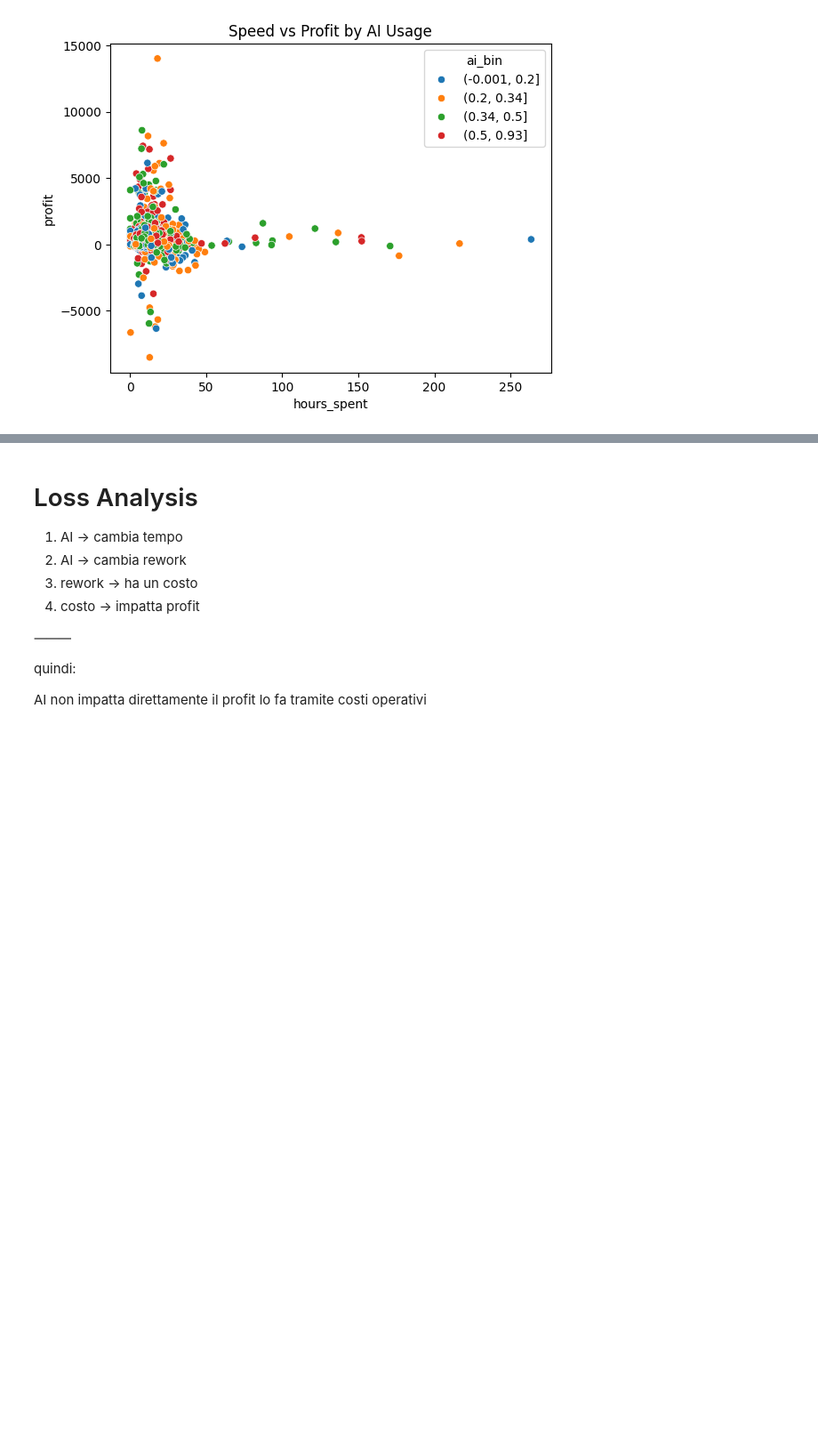
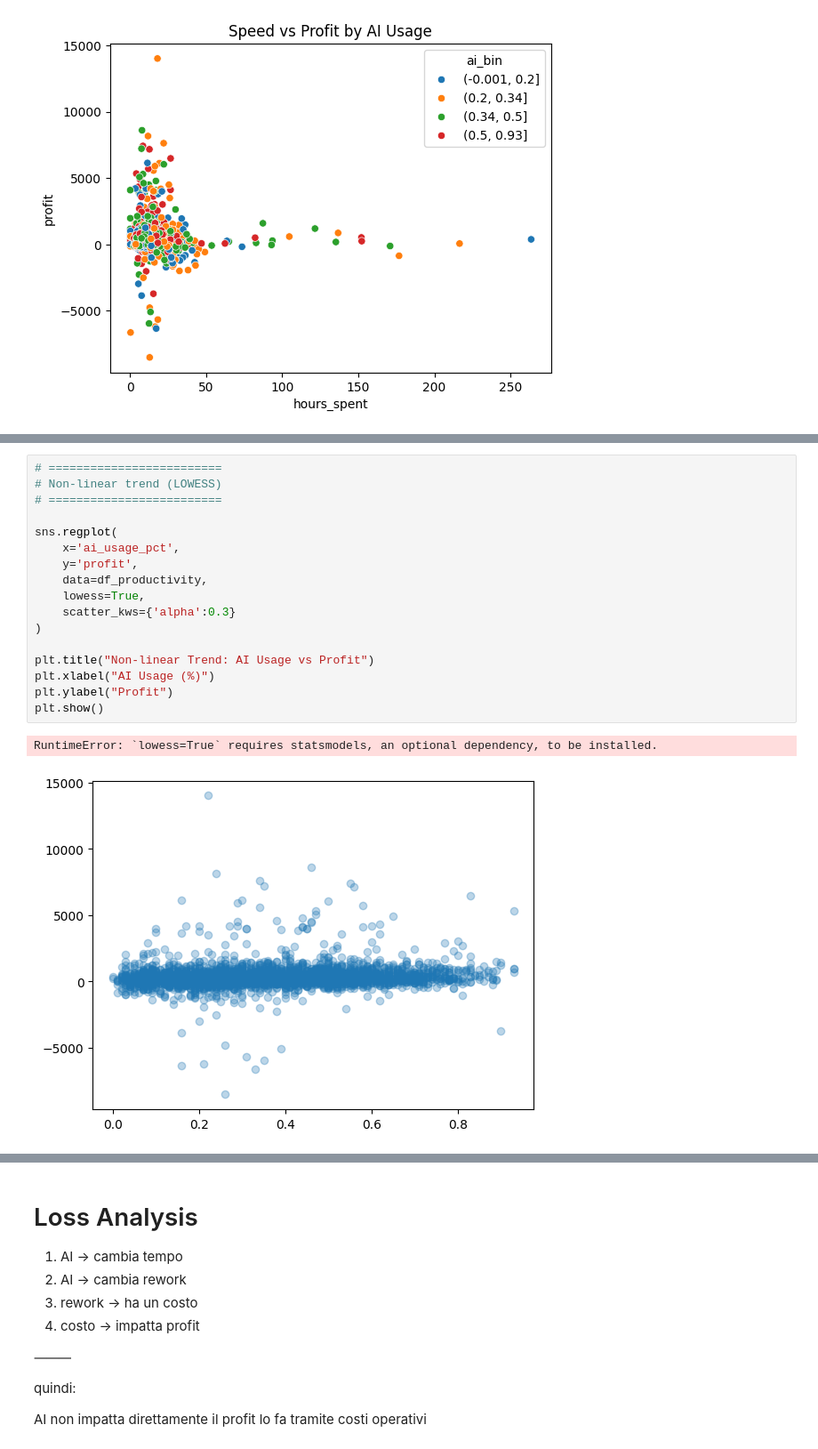
Before and after one commit to andreamammano89-maker/ML_Project_SEA_815441, a Jupyter notebook: EDA.ipynb, the cells around one changed output, grey strips where cells are left out. Shown at 89% size. Saved outputs shown, nothing was run; the diff lists cells and outputs as text; blank space fills up the shorter version.

```diff
--- a/EDA.ipynb
+++ b/EDA.ipynb
@@ -639,0 +656,20 @@ plt.show()
+# %%
+# =========================
+# Non-linear trend (LOWESS)
+# =========================
+
+sns.regplot(
+    x='ai_usage_pct',
+    y='profit',
+    data=df_productivity,
+    lowess=True,
+    scatter_kws={'alpha':0.3}
+)
+
+plt.title("Non-linear Trend: AI Usage vs Profit")
+plt.xlabel("AI Usage (%)")
+plt.ylabel("Profit")
+plt.show()
+# %% [output]
+RuntimeError: `lowess=True` requires statsmodels, an optional dependency, to be installed.
+[figure, added]
```
Also changed, not shown: parts of 14 cells of this notebook.
